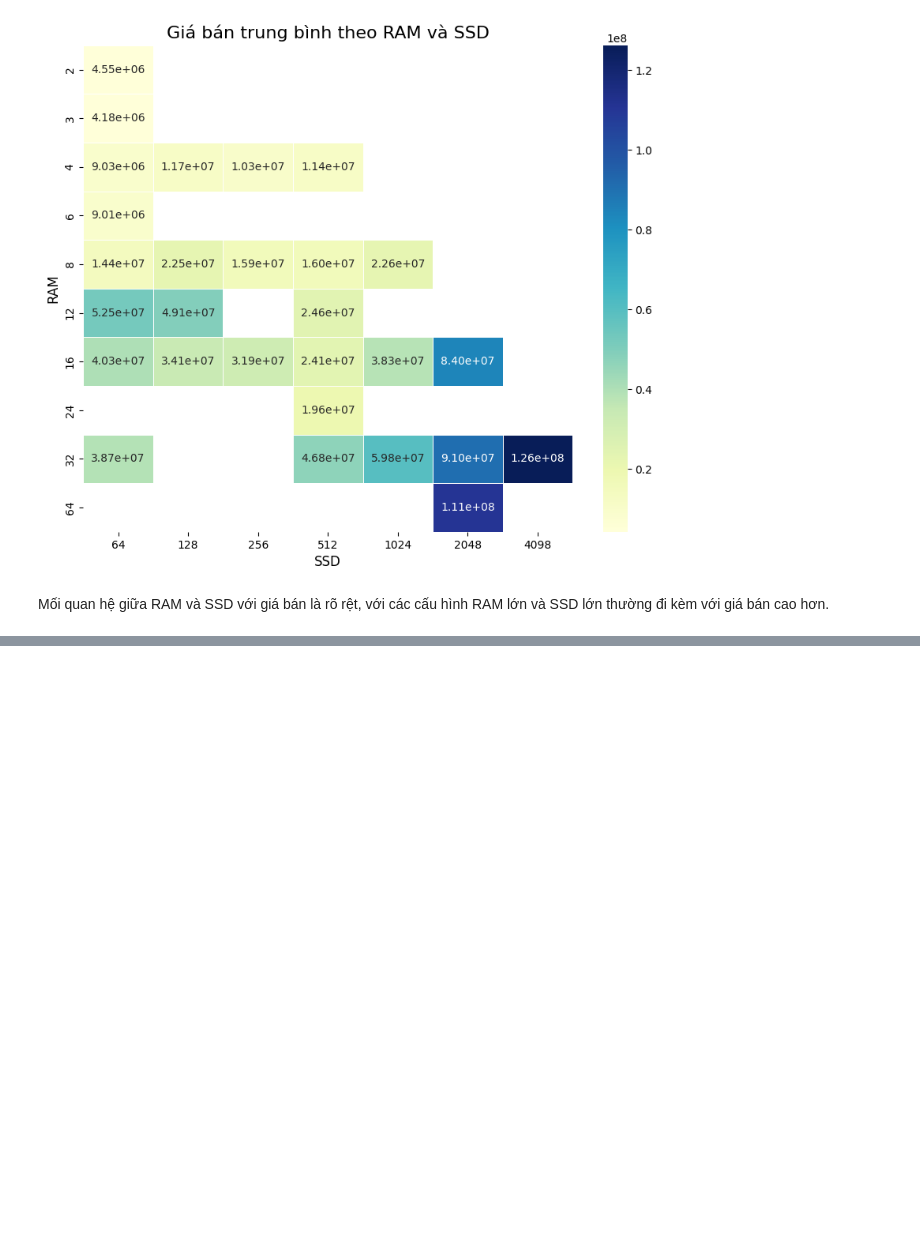
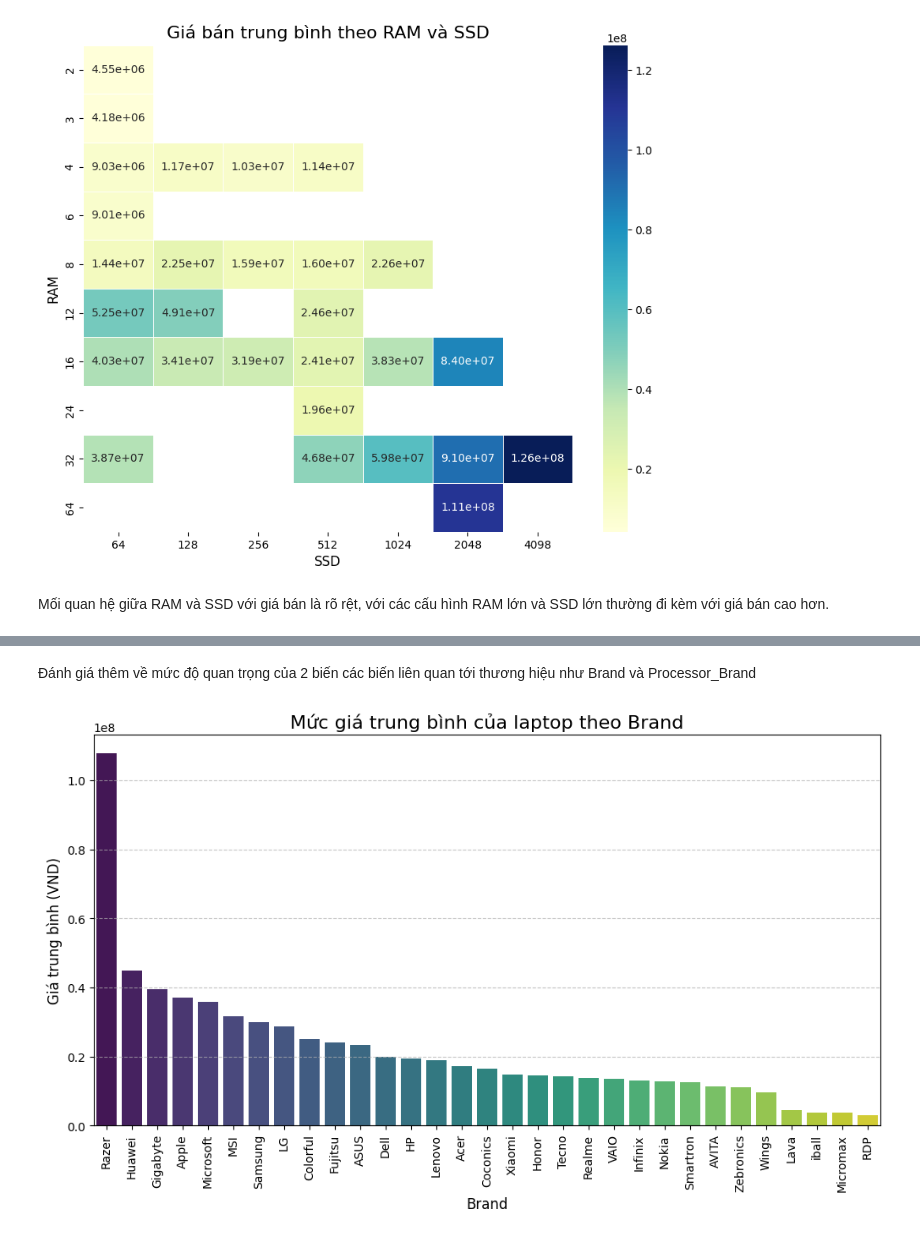
Before and after one commit to NguyenNgocThanhSang/laptop-prices-analysis, a Jupyter notebook: Sources/EDA.ipynb, the cells around one changed output, grey strips where cells are left out. Drawn from its saved outputs; the diff is of its cells as text; code cells hidden in the pictures; blank space fills up the shorter version.

Commit message:
add completely eda process

```diff
--- a/Sources/EDA.ipynb
+++ b/Sources/EDA.ipynb
@@ -408,0 +668,22 @@ Mối quan hệ giữa RAM và SSD với giá bán là rõ rệt, với các c
+# %% [markdown]
+Đánh giá thêm về mức độ quan trọng của 2 biến các biến liên quan tới thương hiệu như Brand và Processor_Brand
+# %%
+# Vẽ biểu đồ thể hiện mức giá trung bình của laptop theo Brand
+# Tính giá trung bình theo từng brand
+avg_price_by_brand = df.groupby('Brand')['Price_VND'].mean().sort_values(ascending=False).reset_index()
+
+# Vẽ biểu đồ cột
+plt.figure(figsize=(12, 6))
+sns.barplot(x='Brand', y='Price_VND', data=avg_price_by_brand, hue='Brand', palette='viridis')
+
+# Thêm tiêu đề và nhãn
+plt.title('Mức giá trung bình của laptop theo Brand', fontsize=16)
+plt.xlabel('Brand', fontsize=12)
+plt.ylabel('Giá trung bình (VND)', fontsize=12)
+plt.xticks(rotation=90, fontsize=10)
+plt.grid(axis='y', linestyle='--', alpha=0.7)
+
+# Hiển thị biểu đồ
+plt.show()
+# %% [output]
+[figure, added]
```
Also changed, not shown: parts of 19 cells of this notebook, 1 other file.
